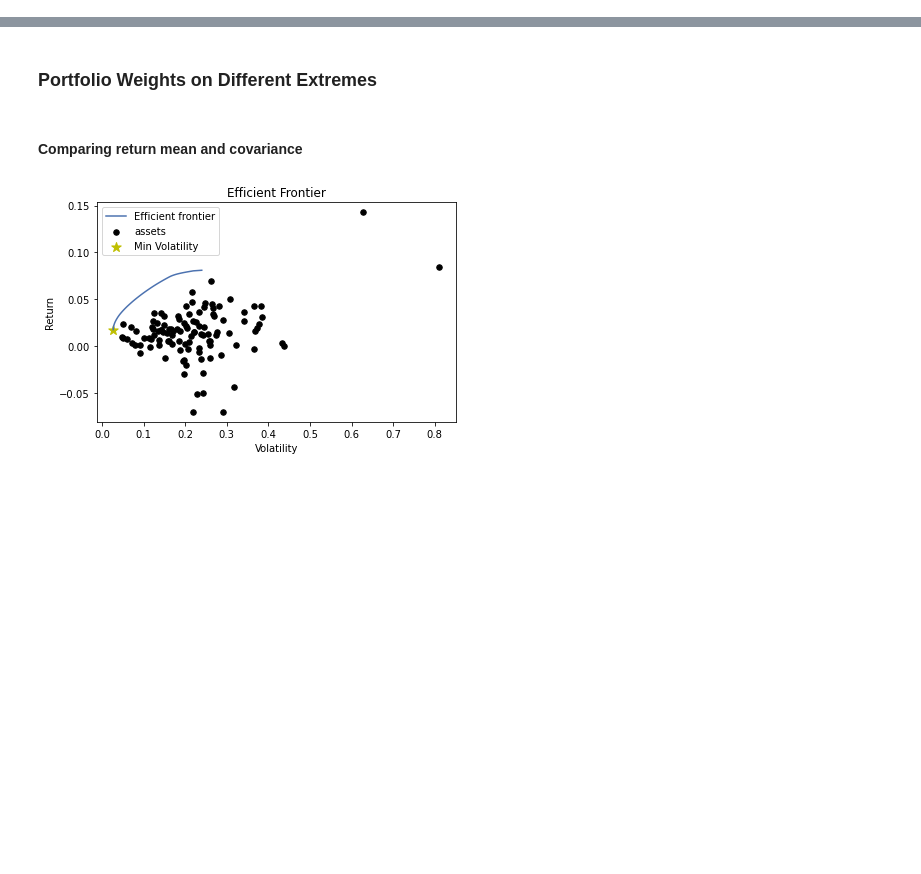
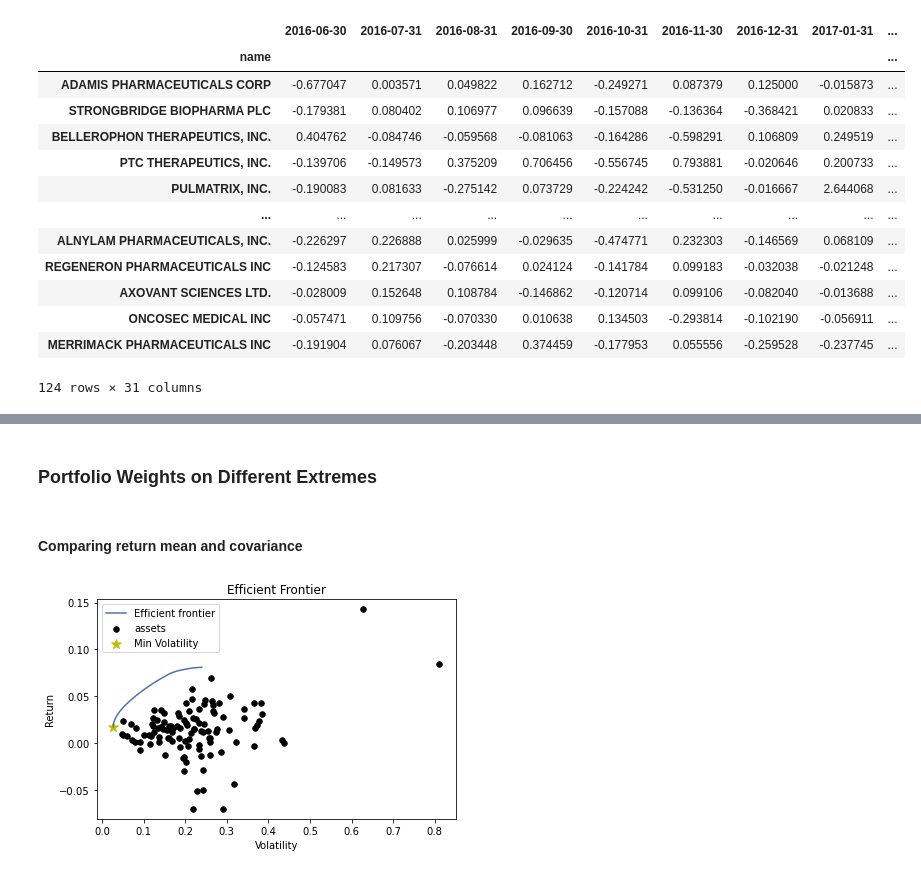
Before and after one commit to richardye101/ubineer_nlp_research, a Jupyter notebook: content/peitong/3.3_Minimum_Variance_Analysis-Factor_Model.ipynb, the cells around one changed output, grey strips where cells are left out. Drawn from its saved outputs; the diff is of its cells as text; code cells hidden in the pictures; blank space fills up the shorter version.

```diff
--- a/content/peitong/3.3_Minimum_Variance_Analysis-Factor_Model.ipynb
+++ b/content/peitong/3.3_Minimum_Variance_Analysis-Factor_Model.ipynb
@@ -52,2 +21,9 @@ cov = r_selected.T.cov()
+# %%
+r_selected = pd.read_csv("filtered_r.csv")
+# get the mean of all
+r_selected.set_index("name", inplace = True)
+mu = r_selected.mean(axis = 1)
+# compute the covariance matrix
+cov = r_selected.T.cov()
 # %%
 df = pd.read_csv('../data/preprocessed.csv',
@@ -124,0 +188,18 @@ LIST = [*SET, ]
+# %%
+r_Pharm = r_selected.T[LIST].T
+r_Pharm
+# %% [output]
+|  | 2016-06-30 | 2016-07-31 | 2016-08-31 | 2016-09-30 | 2016-10-31 | 2016-11-30 | 2016-12-31 | 2017-01-31 | ... |
+| name |  |  |  |  |  |  |  |  | ... |
+| ADAMIS PHARMACEUTICALS CORP | -0.677047 | 0.003571 | 0.049822 | 0.162712 | -0.249271 | 0.087379 | 0.125000 | -0.015873 | ... |
+| STRONGBRIDGE BIOPHARMA PLC | -0.179381 | 0.080402 | 0.106977 | 0.096639 | -0.157088 | -0.136364 | -0.368421 | 0.020833 | ... |
+| BELLEROPHON THERAPEUTICS, INC. | 0.404762 | -0.084746 | -0.059568 | -0.081063 | -0.164286 | -0.598291 | 0.106809 | 0.249519 | ... |
+| PTC THERAPEUTICS, INC. | -0.139706 | -0.149573 | 0.375209 | 0.706456 | -0.556745 | 0.793881 | -0.020646 | 0.200733 | ... |
+| PULMATRIX, INC. | -0.190083 | 0.081633 | -0.275142 | 0.073729 | -0.224242 | -0.531250 | -0.016667 | 2.644068 | ... |
+| ... | ... | ... | ... | ... | ... | ... | ... | ... | ... |
+| ALNYLAM PHARMACEUTICALS, INC. | -0.226297 | 0.226888 | 0.025999 | -0.029635 | -0.474771 | 0.232303 | -0.146569 | 0.068109 | ... |
+| REGENERON PHARMACEUTICALS INC | -0.124583 | 0.217307 | -0.076614 | 0.024124 | -0.141784 | 0.099183 | -0.032038 | -0.021248 | ... |
+| AXOVANT SCIENCES LTD. | -0.028009 | 0.152648 | 0.108784 | -0.146862 | -0.120714 | 0.099106 | -0.082040 | -0.013688 | ... |
+| ONCOSEC MEDICAL INC | -0.057471 | 0.109756 | -0.070330 | 0.010638 | 0.134503 | -0.293814 | -0.102190 | -0.056911 | ... |
+| MERRIMACK PHARMACEUTICALS INC | -0.191904 | 0.076067 | -0.203448 | 0.374459 | -0.177953 | 0.055556 | -0.259528 | -0.237745 | ... |
+124 rows × 31 columns
```
Also changed, not shown: parts of 39 cells of this notebook, 1 other file.
